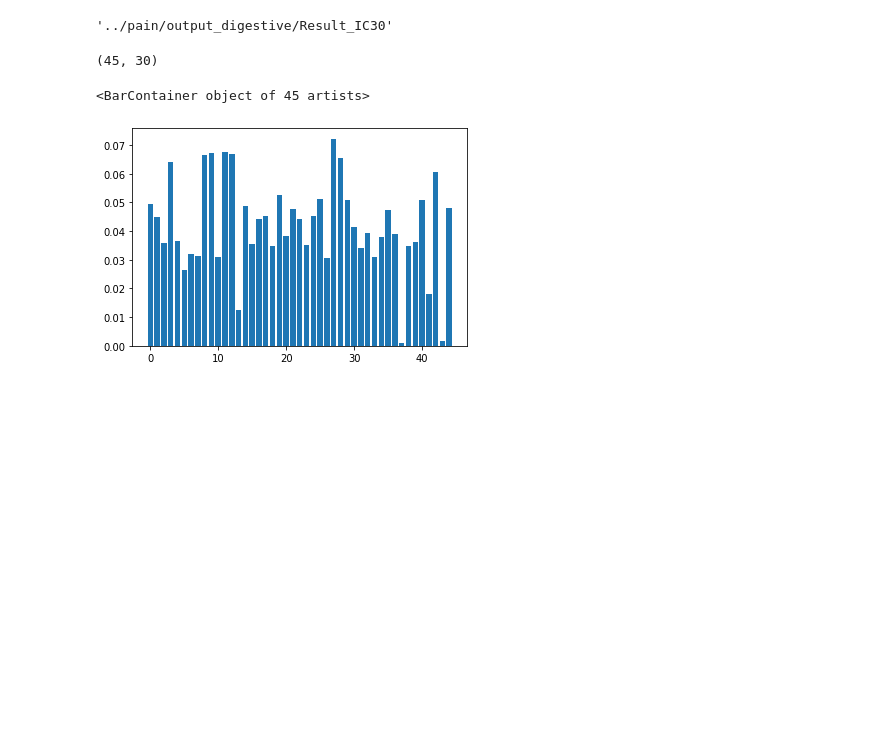
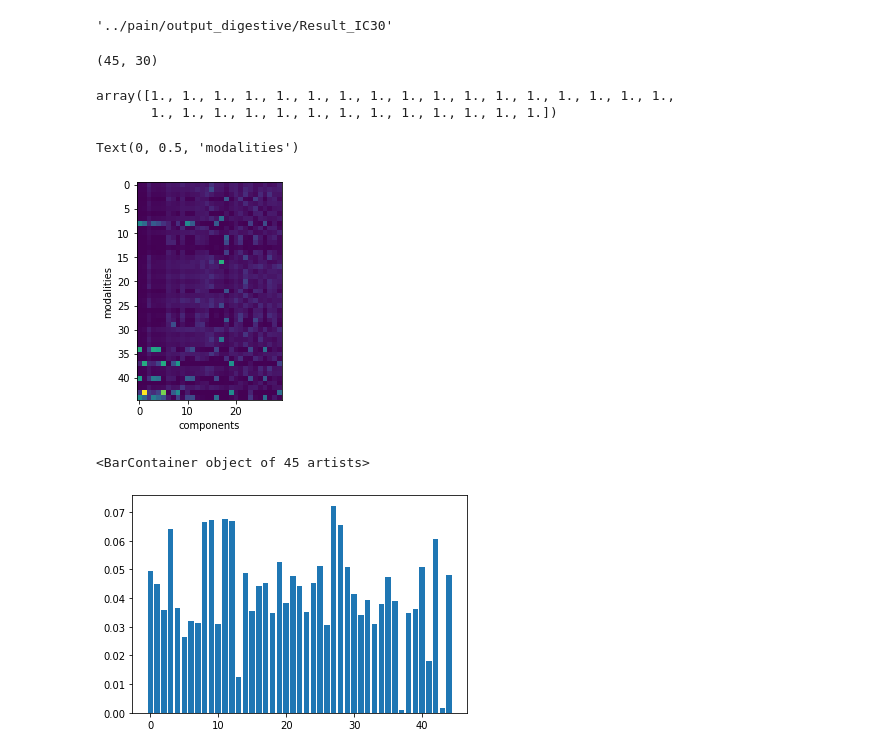
Before and after one commit to syzhang/bfl_extract, a Jupyter notebook: dev_clf.ipynb, the cells around one changed output. Drawn from its saved outputs; the diff is of its cells as text; code cells hidden in the pictures; blank space fills up the shorter version.

```diff
--- a/dev_clf.ipynb
+++ b/dev_clf.ipynb
@@ -214,6 +299,20 @@ df_contrib = np.load(os.path.join(data_dir, 'mod_contribution.npy'))
 df_contrib.shape
 # %% [output]
 (45, 30)
+# %%
+contrib_norm = df_contrib/df_contrib.sum(axis=0)
+# %%
+contrib_norm.sum(axis=0)
+# %% [output]
+array([1., 1., 1., 1., 1., 1., 1., 1., 1., 1., 1., 1., 1., 1., 1., 1., 1.,
+       1., 1., 1., 1., 1., 1., 1., 1., 1., 1., 1., 1., 1.])
+# %%
+plt.imshow(contrib_norm)
+plt.xlabel('components')
+plt.ylabel('modalities')
+# %% [output]
+Text(0, 0.5, 'modalities')
+[figure, added]
 # %%
 topIC = df_contrib[:,6]
 # %%
```
Also changed, not shown: parts of 37 cells of this notebook.
